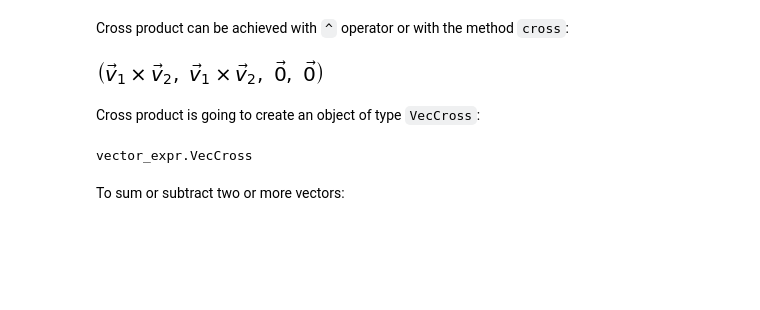
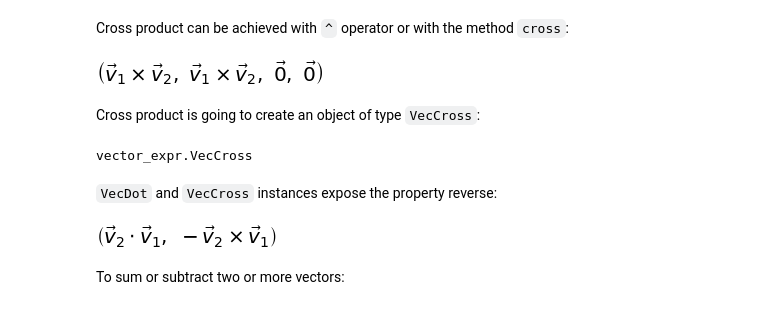
Before and after one commit to tomdunbar/sympy_vector_expressions, a Jupyter notebook: Tutorial_1.ipynb, the cells around one changed output. Saved outputs shown, nothing was run; the diff lists cells and outputs as text; code cells hidden in the pictures; blank space fills up the shorter version.

```diff
--- a/Tutorial.ipynb
+++ b/Tutorial_1.ipynb
@@ -67,6 +63,12 @@ Cross product is going to create an object of type `VecCross`:
 type(v1 ^ v2)
 # %% [output]
 vector_expr.VecCross
+# %% [markdown]
+`VecDot` and `VecCross` instances expose the property reverse:
+# %%
+(v1 & v2).reverse, (v1 ^ v2).reverse
+# %% [output]
+[figure, added]
 # %% [markdown]
 To sum or subtract two or more vectors:
 # %%
```
Also changed, not shown: parts of 21 cells of this notebook, 4 other files.
